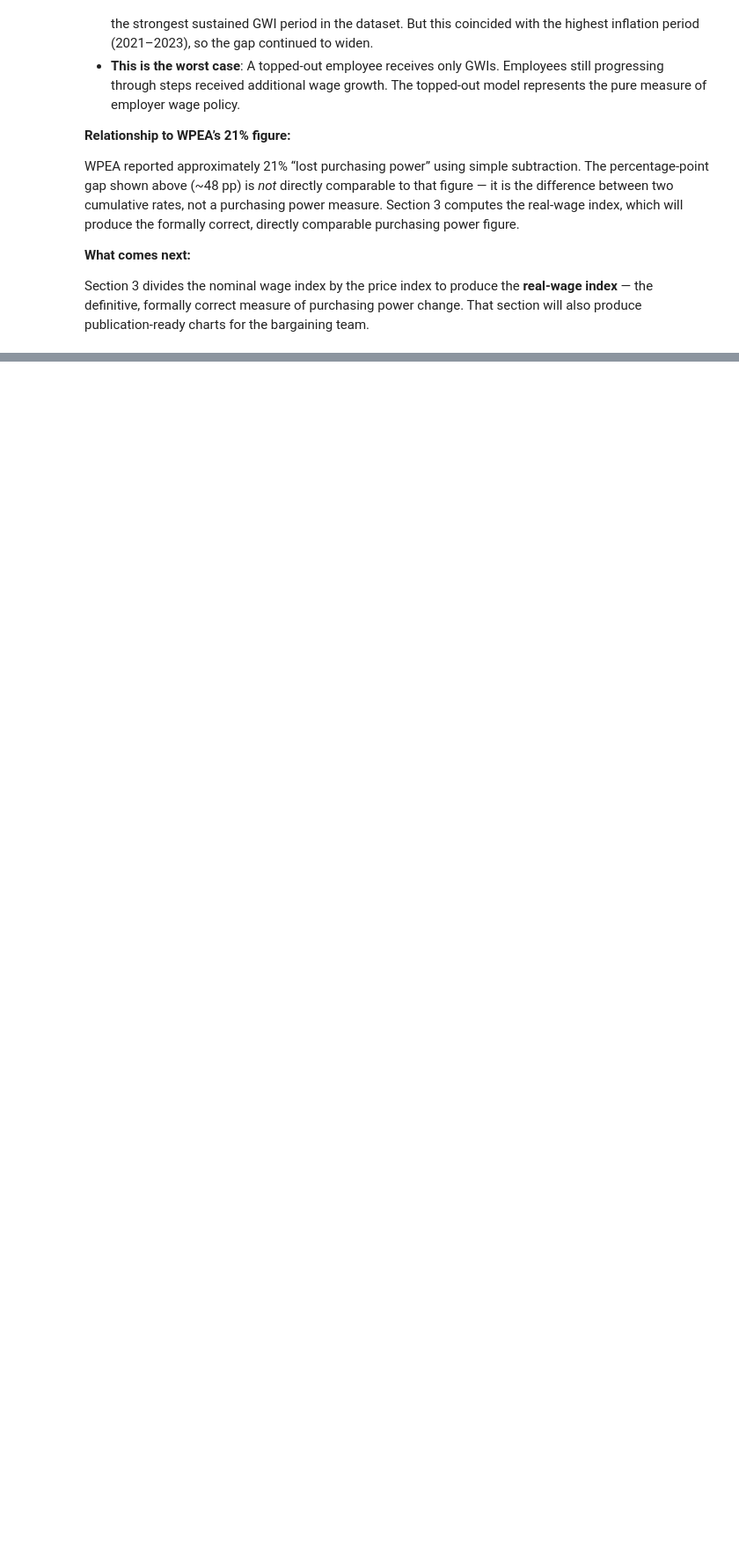
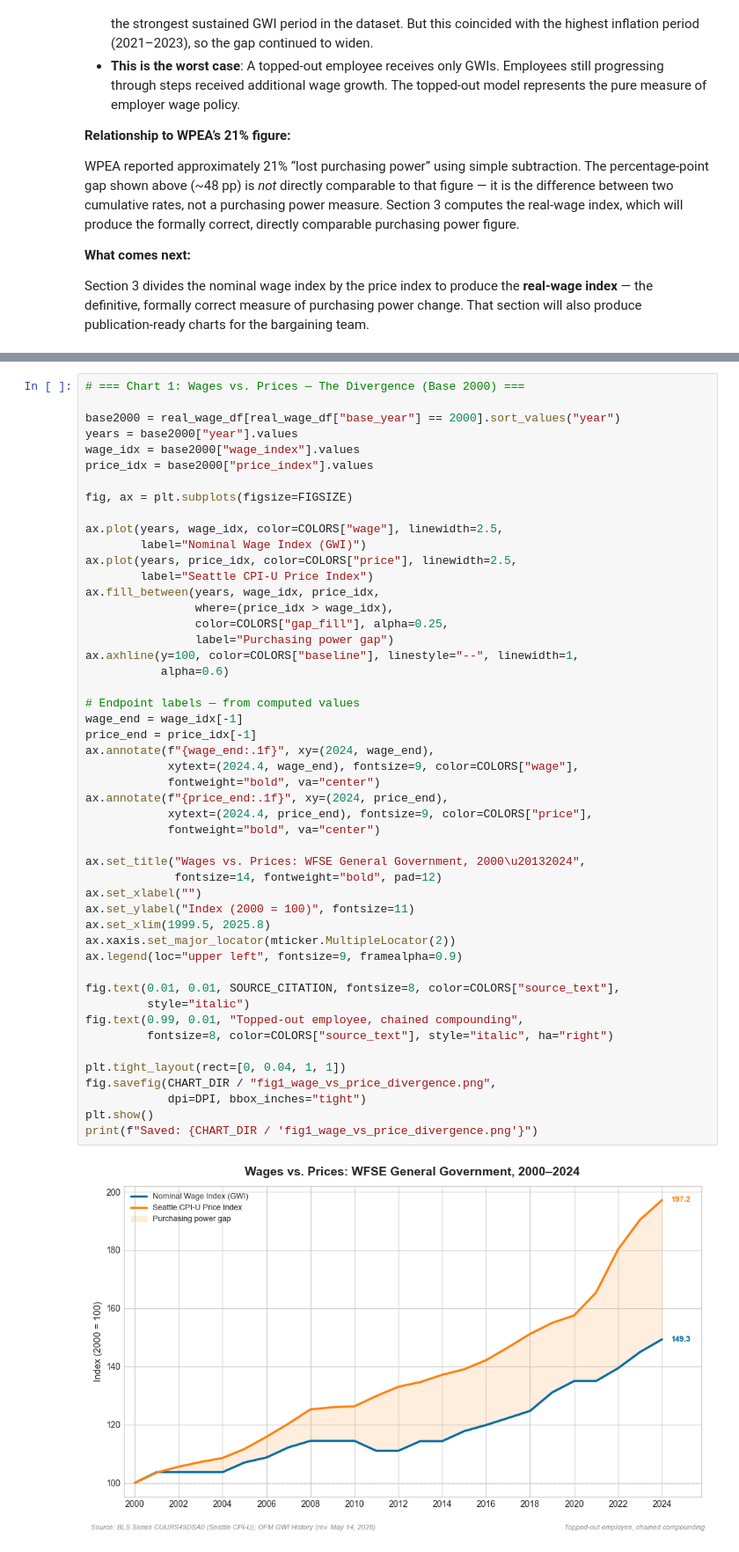
Before and after one commit to Santanarai/wa-state-real-wage-analysis, a Jupyter notebook: notebooks/real-wage-analysis.ipynb, the cells around one changed output, grey strips where cells are left out. Shown at 88% size. Cells and saved outputs as stored; diff of their text form; blank space fills up the shorter version.

```diff
--- a/notebooks/real-wage-analysis.ipynb
+++ b/notebooks/real-wage-analysis.ipynb
@@ -1329,0 +1681,51 @@ Section 3 divides the nominal wage index by the price index to produce the **rea
+# %%
+# === Chart 1: Wages vs. Prices — The Divergence (Base 2000) ===
+
+base2000 = real_wage_df[real_wage_df["base_year"] == 2000].sort_values("year")
+years = base2000["year"].values
+wage_idx = base2000["wage_index"].values
+price_idx = base2000["price_index"].values
+
+fig, ax = plt.subplots(figsize=FIGSIZE)
+
+ax.plot(years, wage_idx, color=COLORS["wage"], linewidth=2.5,
+        label="Nominal Wage Index (GWI)")
+ax.plot(years, price_idx, color=COLORS["price"], linewidth=2.5,
+        label="Seattle CPI-U Price Index")
+ax.fill_between(years, wage_idx, price_idx,
+                where=(price_idx > wage_idx),
+                color=COLORS["gap_fill"], alpha=0.25,
+                label="Purchasing power gap")
+ax.axhline(y=100, color=COLORS["baseline"], linestyle="--", linewidth=1,
+           alpha=0.6)
+
+# Endpoint labels — from computed values
+wage_end = wage_idx[-1]
+price_end = price_idx[-1]
+ax.annotate(f"{wage_end:.1f}", xy=(2024, wage_end),
+            xytext=(2024.4, wage_end), fontsize=9, color=COLORS["wage"],
+            fontweight="bold", va="center")
+ax.annotate(f"{price_end:.1f}", xy=(2024, price_end),
+            xytext=(2024.4, price_end), fontsize=9, color=COLORS["price"],
+            fontweight="bold", va="center")
+
+ax.set_title("Wages vs. Prices: WFSE General Government, 2000\u20132024",
+             fontsize=14, fontweight="bold", pad=12)
+ax.set_xlabel("")
+ax.set_ylabel("Index (2000 = 100)", fontsize=11)
+ax.set_xlim(1999.5, 2025.8)
+ax.xaxis.set_major_locator(mticker.MultipleLocator(2))
+ax.legend(loc="upper left", fontsize=9, framealpha=0.9)
+
+fig.text(0.01, 0.01, SOURCE_CITATION, fontsize=8, color=COLORS["source_text"],
+         style="italic")
+fig.text(0.99, 0.01, "Topped-out employee, chained compounding",
+         fontsize=8, color=COLORS["source_text"], style="italic", ha="right")
+
+plt.tight_layout(rect=[0, 0.04, 1, 1])
+fig.savefig(CHART_DIR / "fig1_wage_vs_price_divergence.png",
+            dpi=DPI, bbox_inches="tight")
+plt.show()
+print(f"Saved: {CHART_DIR / 'fig1_wage_vs_price_divergence.png'}")
+# %% [output]
+[figure, added]
```
Also changed, not shown: parts of 29 cells of this notebook, 6 other files.
